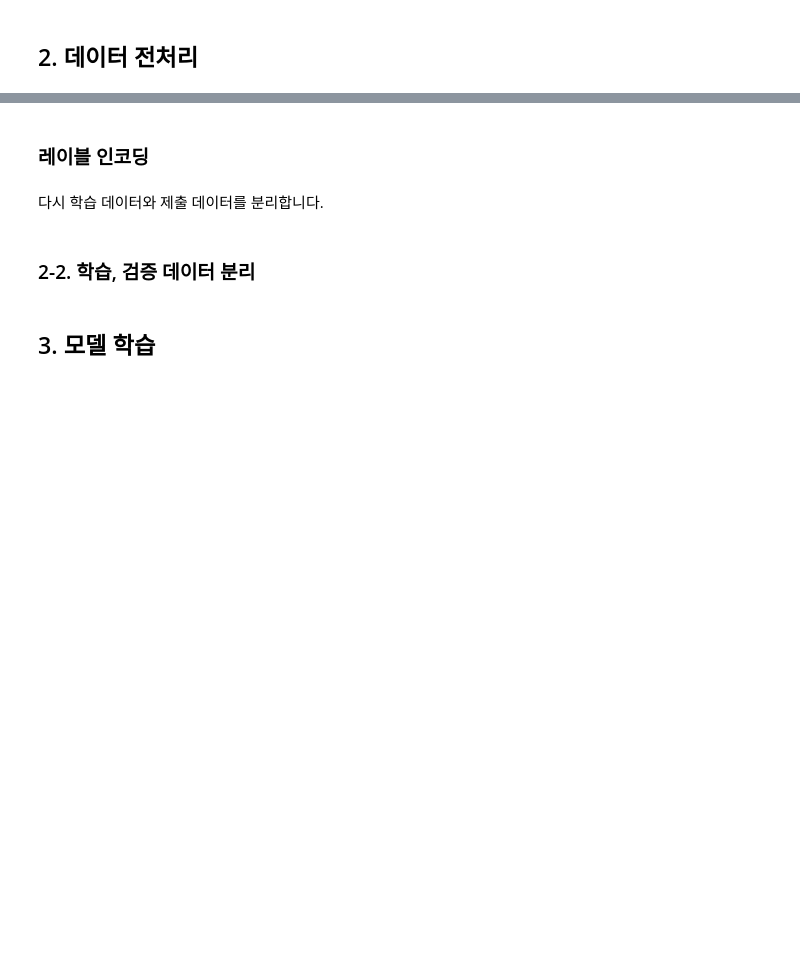
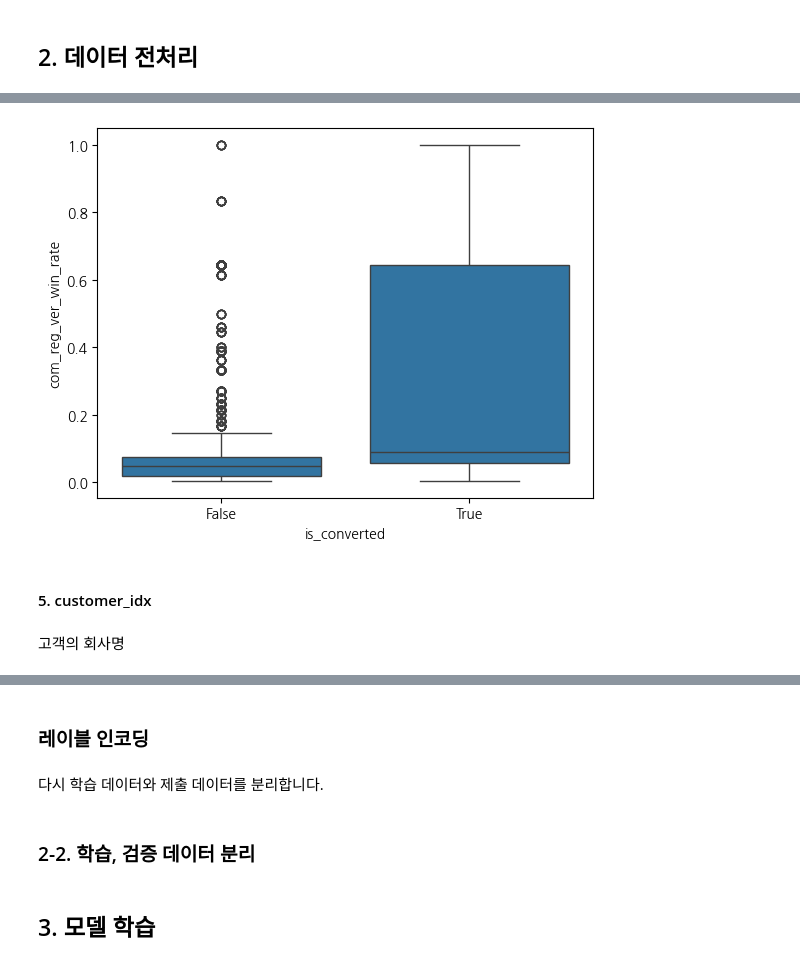
Before and after one commit to BaekJunehong/LG_Aimers_4th, a Jupyter notebook: June_code_file/June_code_ver1.ipynb, the cells around one changed output, grey strips where cells are left out. Cells and saved outputs as stored; diff of their text form; code cells hidden in the pictures; blank space fills up the shorter version.

```diff
--- a/June_code_file/June_code_ver1.ipynb
+++ b/June_code_file/June_code_ver1.ipynb
@@ -108,0 +155,21 @@ plt.show()
+# %%
+import numpy as np
+
+def process_customer_country(df):
+    for i, entry in enumerate(df["customer_country"]):
+        if isinstance(entry, str):
+            if entry.count('/') == 2:
+                last_slash_index = entry.rfind('/')
+                if last_slash_index != -1 and last_slash_index != len(entry) - 1:
+                    df.at[i, "customer_country"] = entry[last_slash_index + 1:].strip()
+                else:
+                    df.at[i, "customer_country"] = np.nan
+            else:
+                df.at[i, "customer_country"] = np.nan
+        else:
+            df.at[i, "customer_country"] = np.nan
+    return df
+
+df_train = process_customer_country(df_train)
+
+print(df_train["customer_country"])
@@ -108,0 +205,9 @@ plt.show()
+# %%
+# 값의 개수를 세어 Series로 반환
+value_counts = df_train['customer_country'].value_counts()
+
+# 값이 2개이하 데이터를 찾아 리스트로 반환
+single_value_data = value_counts[value_counts <= 2].index.tolist()
+
+# 값이 2개이하 데이터를 'NaN'으로 바꿈
+df_train.loc[df_train['customer_country'].isin(single_value_data), 'customer_country'] = np.nan
@@ -108,0 +260,10 @@ plt.show()
+# %%
+sns.boxplot(x='is_converted', y='com_reg_ver_win_rate', data=df_train)
+
+plt.show()
+# %% [output]
+[figure, added]
+# %% [markdown]
+#### 5. customer_idx
+# %% [markdown]
+고객의 회사명
```
Also changed, not shown: parts of 48 cells of this notebook.
